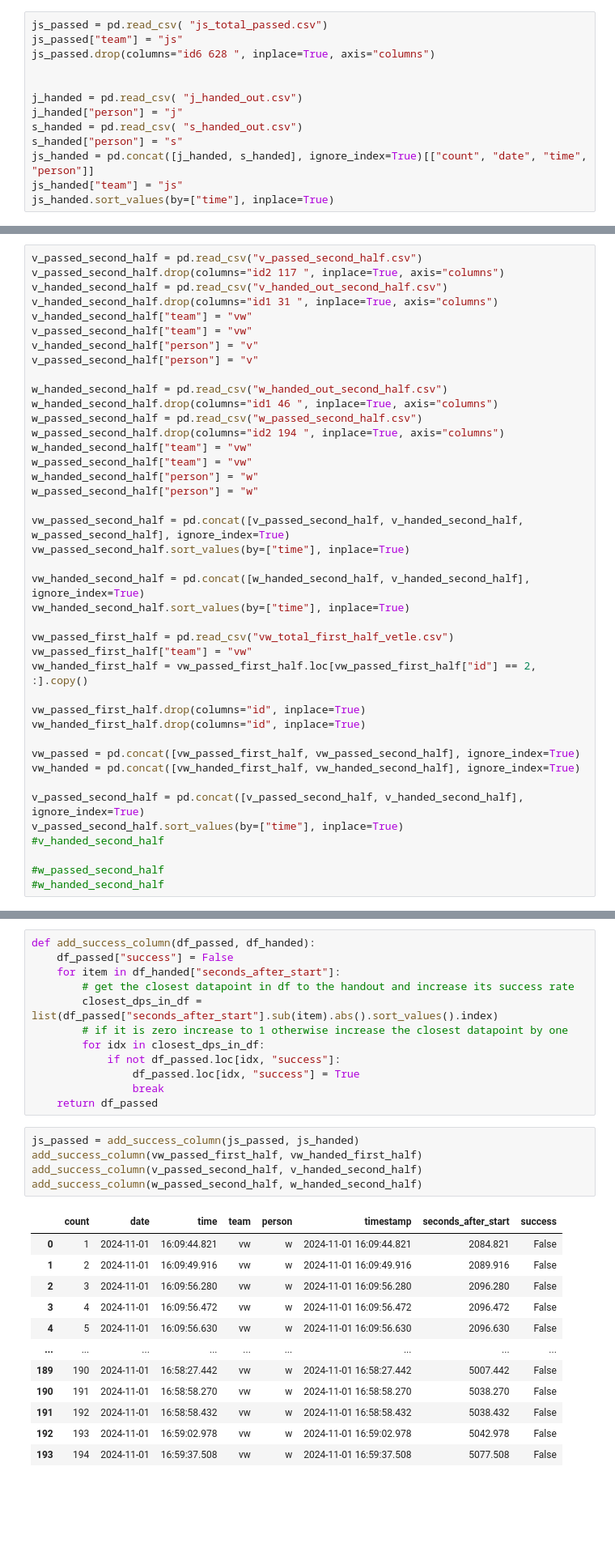
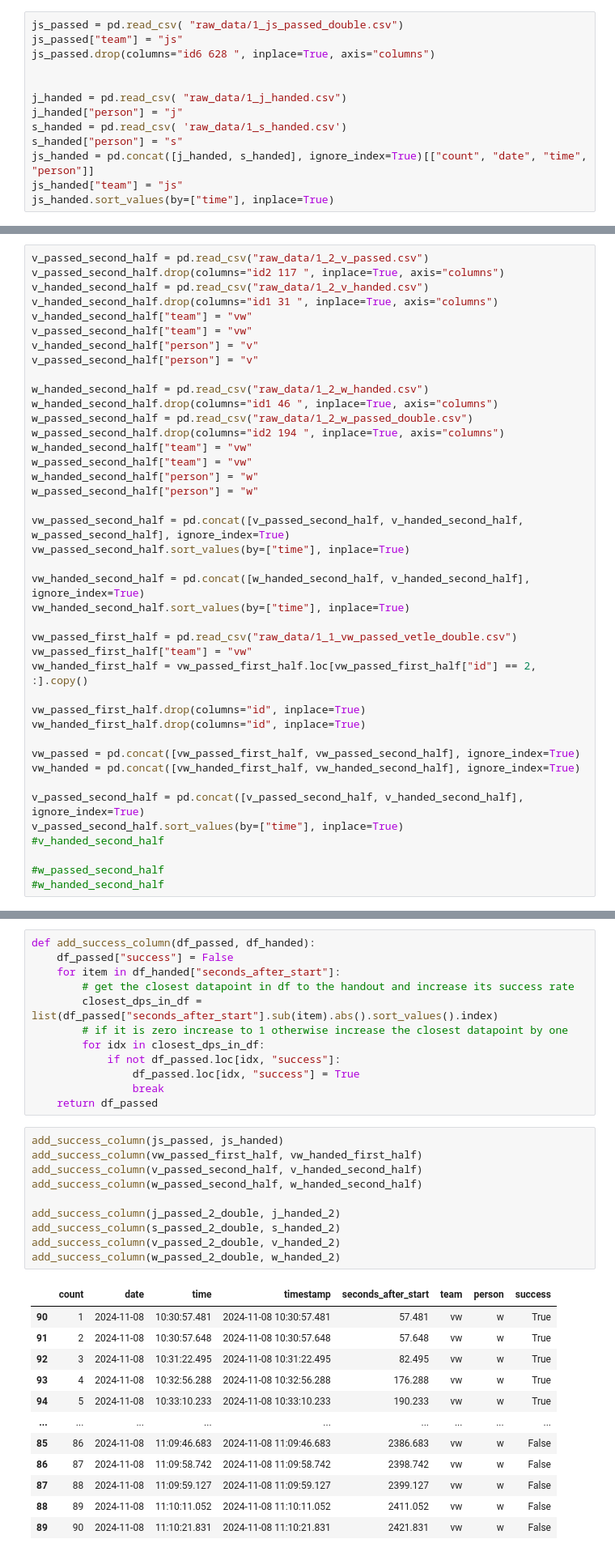
Before and after one commit to julianstrietzel/experiments_power_analysis, a Jupyter notebook: exp_2/data_formation.ipynb, the cells around one changed output, grey strips where cells are left out. Shown at 81% size. Saved outputs shown, nothing was run; the diff lists cells and outputs as text; blank space fills up the shorter version.

```diff
--- a/exp_2/data_formation.ipynb
+++ b/exp_2/data_formation.ipynb
@@ -11,12 +12,12 @@ import matplotlib.pyplot as plt
 # %%
-js_passed = pd.read_csv( "js_total_passed.csv")
+js_passed = pd.read_csv( "raw_data/1_js_passed_double.csv")
 js_passed["team"] = "js"
 js_passed.drop(columns="id6 628 ", inplace=True, axis="columns")
 
 
-j_handed = pd.read_csv( "j_handed_out.csv")
+j_handed = pd.read_csv( "raw_data/1_j_handed.csv")
 j_handed["person"] = "j"
-s_handed = pd.read_csv( "s_handed_out.csv")
+s_handed = pd.read_csv( 'raw_data/1_s_handed.csv')
 s_handed["person"] = "s"
 js_handed = pd.concat([j_handed, s_handed], ignore_index=True)[["count", "date", "time", "person"]]
 js_handed["team"] = "js"
@@ -26,16 +25,16 @@ FileNotFoundError: [Errno 2] No such file or directory: 'js_total_passed.csv'
 # %%
-v_passed_second_half = pd.read_csv("v_passed_second_half.csv")
+v_passed_second_half = pd.read_csv("raw_data/1_2_v_passed.csv")
 v_passed_second_half.drop(columns="id2 117 ", inplace=True, axis="columns")
-v_handed_second_half = pd.read_csv("v_handed_out_second_half.csv")
+v_handed_second_half = pd.read_csv("raw_data/1_2_v_handed.csv")
 v_handed_second_half.drop(columns="id1 31 ", inplace=True, axis="columns")
 v_handed_second_half["team"] = "vw"
 v_passed_second_half["team"] = "vw"
 v_handed_second_half["person"] = "v"
 v_passed_second_half["person"] = "v"
 
-w_handed_second_half = pd.read_csv("w_handed_out_second_half.csv")
+w_handed_second_half = pd.read_csv("raw_data/1_2_w_handed.csv")
 w_handed_second_half.drop(columns="id1 46 ", inplace=True, axis="columns")
-w_passed_second_half = pd.read_csv("w_passed_second_half.csv")
+w_passed_second_half = pd.read_csv("raw_data/1_2_w_passed_double.csv")
 w_passed_second_half.drop(columns="id2 194 ", inplace=True, axis="columns")
 w_handed_second_half["team"] = "vw"
 w_passed_second_half["team"] = "vw"
@@ -48,7 +47,7 @@ vw_passed_second_half.sort_values(by=["time"], inplace=True)
 vw_handed_second_half = pd.concat([w_handed_second_half, v_handed_second_half], ignore_index=True)
 vw_handed_second_half.sort_values(by=["time"], inplace=True)
 
-vw_passed_first_half = pd.read_csv("vw_total_first_half_vetle.csv")
+vw_passed_first_half = pd.read_csv("raw_data/1_1_vw_passed_vetle_double.csv")
 vw_passed_first_half["team"] = "vw"
 vw_handed_first_half = vw_passed_first_half.loc[vw_passed_first_half["id"] == 2, :].copy()
 
@@ -383,20 +398,25 @@ def add_success_column(df_passed, df_handed):
                 break
     return df_passed
 # %%
-js_passed = add_success_column(js_passed, js_handed)
+add_success_column(js_passed, js_handed)
 add_success_column(vw_passed_first_half, vw_handed_first_half)
 add_success_column(v_passed_second_half, v_handed_second_half)
 add_success_column(w_passed_second_half, w_handed_second_half)
+
+add_success_column(j_passed_2_double, j_handed_2)
+add_success_column(s_passed_2_double, s_handed_2)
+add_success_column(v_passed_2_double, v_handed_2)
+add_success_column(w_passed_2_double, w_handed_2)
 # %% [output]
-|  | count | date | time | team | person | timestamp | seconds_after_start | success |
-| 0 | 1 | 2024-11-01 | 16:09:44.821 | vw | w | 2024-11-01 16:09:44.821 | 2084.821 | False |
-| 1 | 2 | 2024-11-01 | 16:09:49.916 | vw | w | 2024-11-01 16:09:49.916 | 2089.916 | False |
-| 2 | 3 | 2024-11-01 | 16:09:56.280 | vw | w | 2024-11-01 16:09:56.280 | 2096.280 | False |
-| 3 | 4 | 2024-11-01 | 16:09:56.472 | vw | w | 2024-11-01 16:09:56.472 | 2096.472 | False |
-| 4 | 5 | 2024-11-01 | 16:09:56.630 | vw | w | 2024-11-01 16:09:56.630 | 2096.630 | False |
+|  | count | date | time | timestamp | seconds_after_start | team | person | success |
+| 90 | 1 | 2024-11-08 | 10:30:57.481 | 2024-11-08 10:30:57.481 | 57.481 | vw | w | True |
+| 91 | 2 | 2024-11-08 | 10:30:57.648 | 2024-11-08 10:30:57.648 | 57.648 | vw | w | True |
+| 92 | 3 | 2024-11-08 | 10:31:22.495 | 2024-11-08 10:31:22.495 | 82.495 | vw | w | True |
+| 93 | 4 | 2024-11-08 | 10:32:56.288 | 2024-11-08 10:32:56.288 | 176.288 | vw | w | True |
+| 94 | 5 | 2024-11-08 | 10:33:10.233 | 2024-11-08 10:33:10.233 | 190.233 | vw | w | True |
 | ... | ... | ... | ... | ... | ... | ... | ... | ... |
-| 189 | 190 | 2024-11-01 | 16:58:27.442 | vw | w | 2024-11-01 16:58:27.442 | 5007.442 | False |
-| 190 | 191 | 2024-11-01 | 16:58:58.270 | vw | w | 2024-11-01 16:58:58.270 | 5038.270 | False |
-| 191 | 192 | 2024-11-01 | 16:58:58.432 | vw | w | 2024-11-01 16:58:58.432 | 5038.432 | False |
-| 192 | 193 | 2024-11-01 | 16:59:02.978 | vw | w | 2024-11-01 16:59:02.978 | 5042.978 | False |
-| 193 | 194 | 2024-11-01 | 16:59:37.508 | vw | w | 2024-11-01 16:59:37.508 | 5077.508 | False |
+| 85 | 86 | 2024-11-08 | 11:09:46.683 | 2024-11-08 11:09:46.683 | 2386.683 | vw | w | False |
+| 86 | 87 | 2024-11-08 | 11:09:58.742 | 2024-11-08 11:09:58.742 | 2398.742 | vw | w | False |
+| 87 | 88 | 2024-11-08 | 11:09:59.127 | 2024-11-08 11:09:59.127 | 2399.127 | vw | w | False |
+| 88 | 89 | 2024-11-08 | 11:10:11.052 | 2024-11-08 11:10:11.052 | 2411.052 | vw | w | False |
+| 89 | 90 | 2024-11-08 | 11:10:21.831 | 2024-11-08 11:10:21.831 | 2421.831 | vw | w | False |
```
Also changed, not shown: parts of 12 cells of this notebook, 1 other file.
